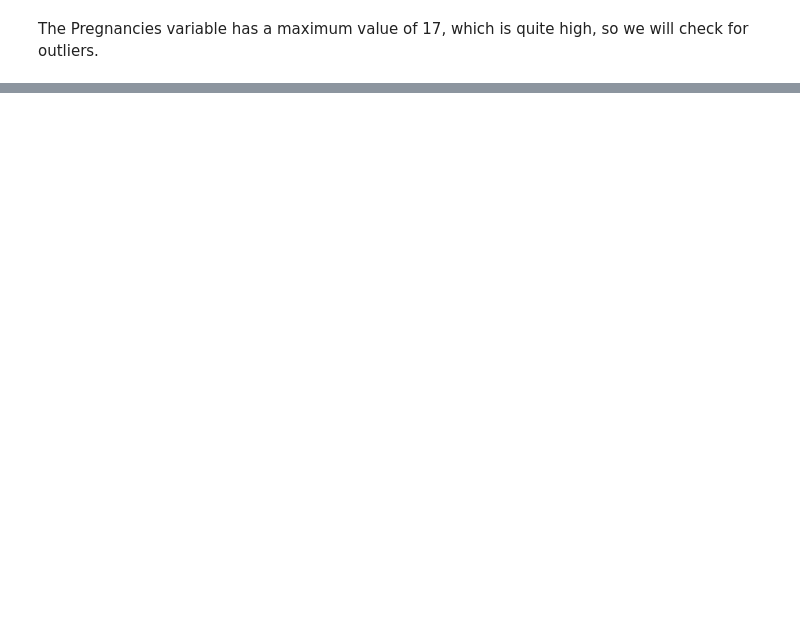
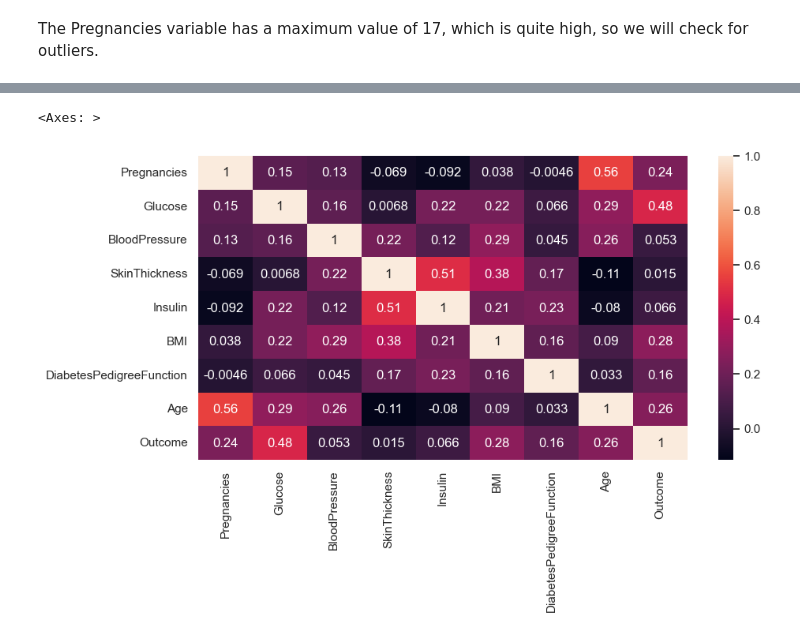
Before and after one commit to JuanDa14Sa/Diabetes-prediction, a Jupyter notebook: diabetes_prediction.ipynb, the cells around one changed output, grey strips where cells are left out. Cells and saved outputs as stored; diff of their text form; code cells hidden in the pictures; blank space fills up the shorter version.

```diff
--- a/diabetes_prediction.ipynb
+++ b/diabetes_prediction.ipynb
@@ -118,0 +115,6 @@ diabetes_data
+# %%
+plt.figure(figsize=(10, 5))
+sns.heatmap(diabetes_data.corr(), annot=True)
+# %% [output]
+<Axes: >
+[figure, added]
```
Also changed, not shown: parts of 22 cells of this notebook.
